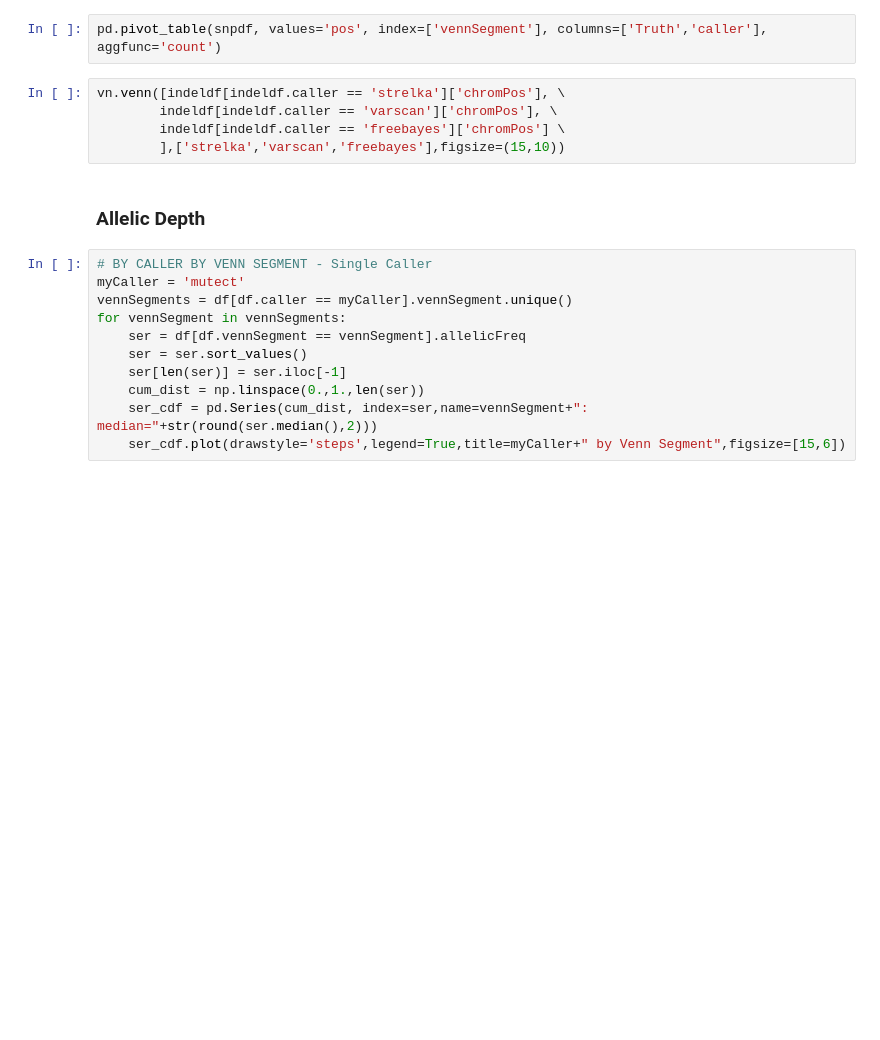
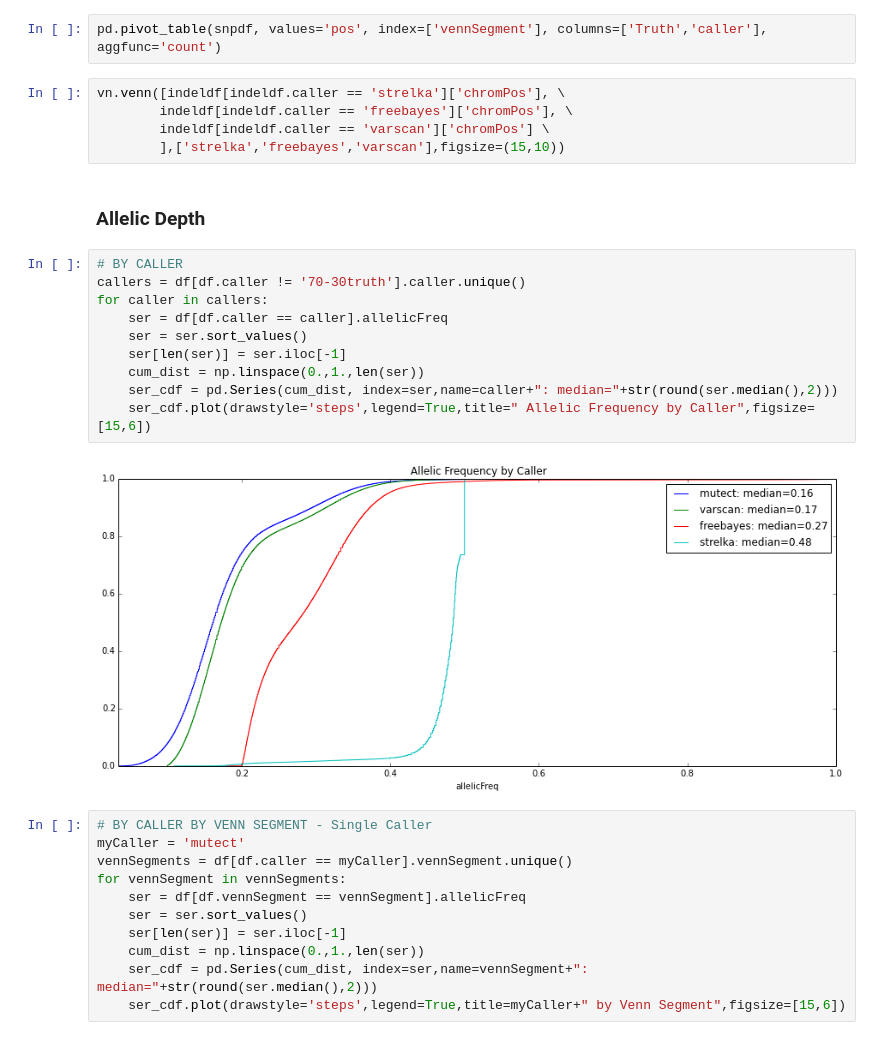
Before and after one commit to hartwigmedical/scripts, a Jupyter notebook: ipython/VCFAnalysis.ipynb, the cells around one changed output. Saved outputs shown, nothing was run; the diff lists cells and outputs as text; blank space fills up the shorter version.

```diff
--- a/ipython/VCFAnalysis.ipynb
+++ b/ipython/VCFAnalysis.ipynb
@@ -164,11 +166,23 @@ indeldf= df[(df.variantType == 'INDEL')]
 pd.pivot_table(snpdf, values='pos', index=['vennSegment'], columns=['Truth','caller'], aggfunc='count')
 # %%
 vn.venn([indeldf[indeldf.caller == 'strelka']['chromPos'], \
-        indeldf[indeldf.caller == 'varscan']['chromPos'], \
-        indeldf[indeldf.caller == 'freebayes']['chromPos'] \
-        ],['strelka','varscan','freebayes'],figsize=(15,10))
+        indeldf[indeldf.caller == 'freebayes']['chromPos'], \
+        indeldf[indeldf.caller == 'varscan']['chromPos'] \
+        ],['strelka','freebayes','varscan'],figsize=(15,10))
 # %% [markdown]
 <h3> Allelic Depth
+# %%
+# BY CALLER
+callers = df[df.caller != '70-30truth'].caller.unique()
+for caller in callers:
+    ser = df[df.caller == caller].allelicFreq
+    ser = ser.sort_values()
+    ser[len(ser)] = ser.iloc[-1]
+    cum_dist = np.linspace(0.,1.,len(ser))
+    ser_cdf = pd.Series(cum_dist, index=ser,name=caller+": median="+str(round(ser.median(),2)))
+    ser_cdf.plot(drawstyle='steps',legend=True,title=" Allelic Frequency by Caller",figsize=[15,6])
+# %% [output]
+[figure, added]
 # %%
 # BY CALLER BY VENN SEGMENT - Single Caller
 myCaller = 'mutect'
```
Also changed, not shown: parts of 6 cells of this notebook.
